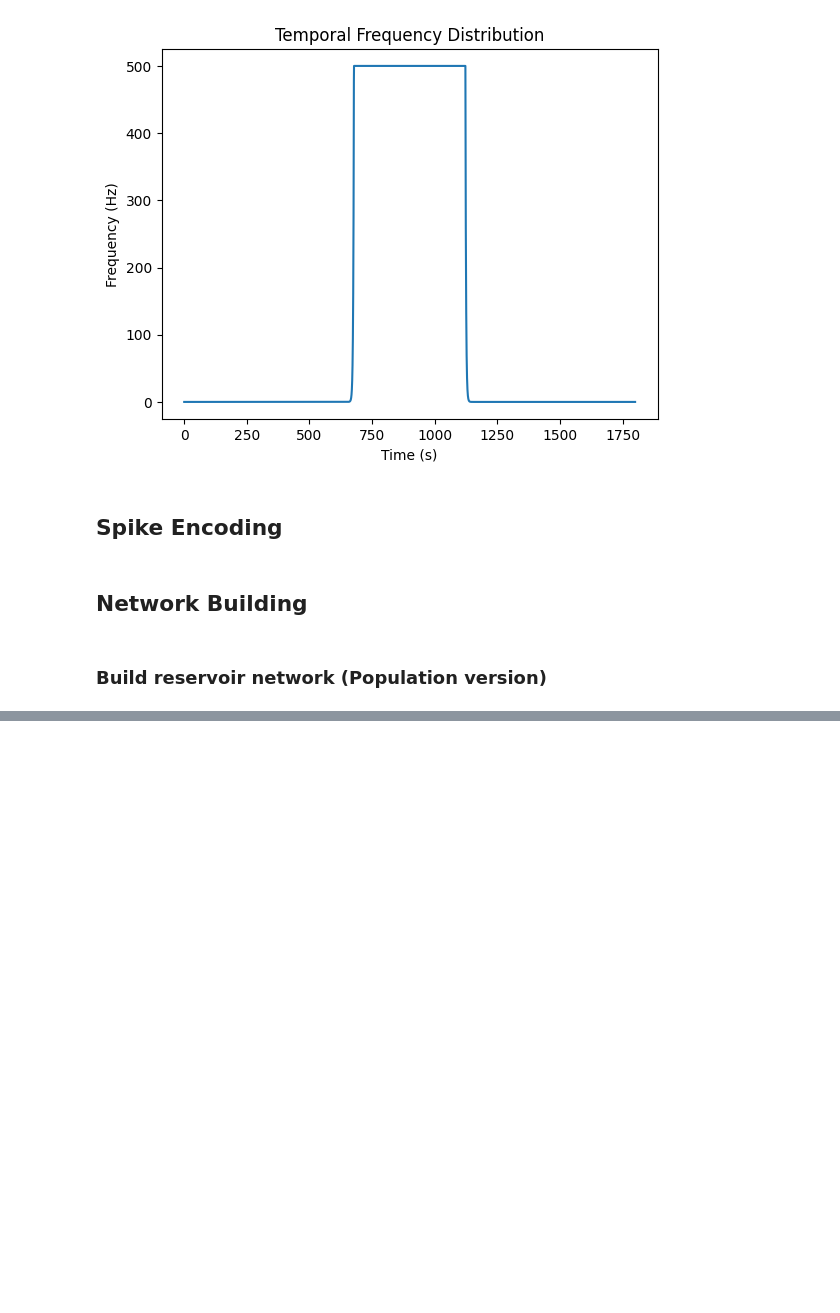
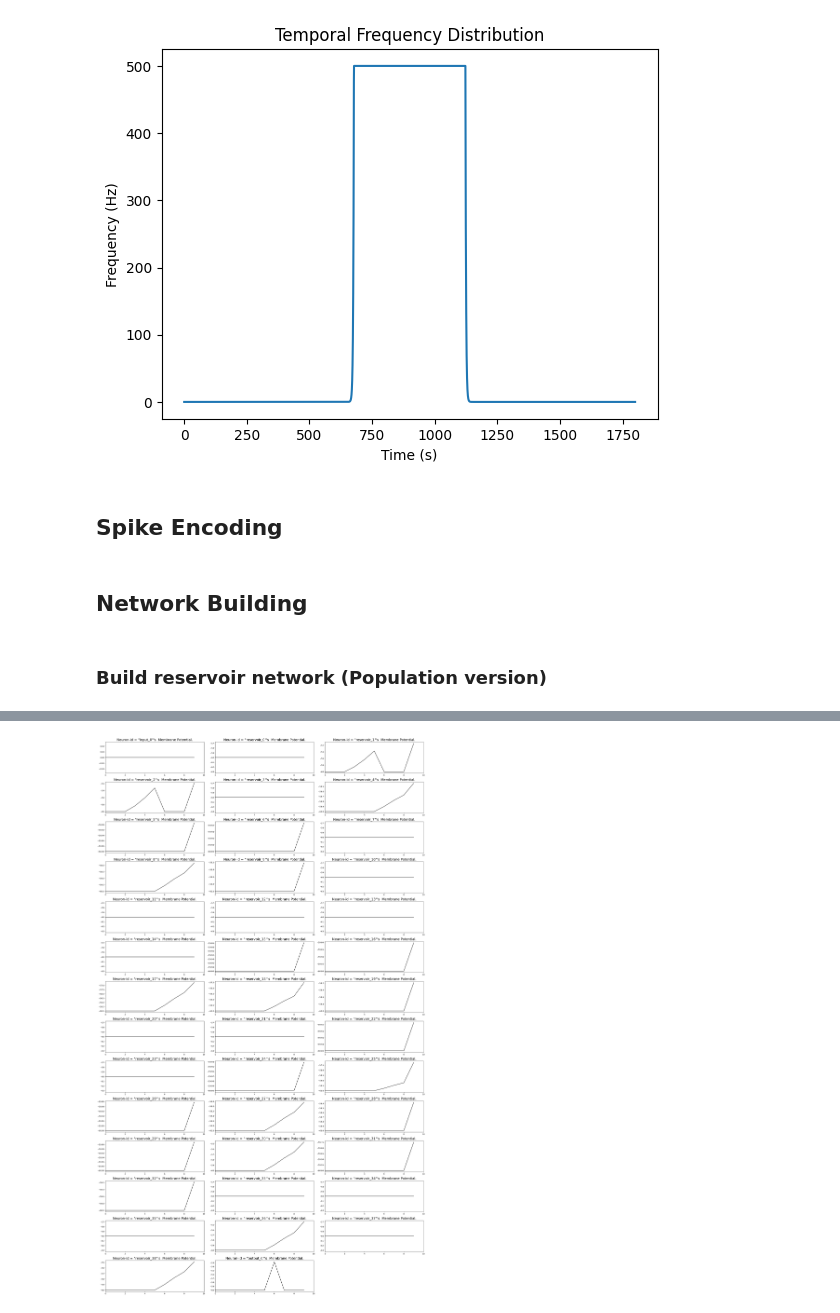
Before and after one commit to wwwwanhonghuang/snn-research, a Jupyter notebook: SNN-Seizure-Detection-Trainning.ipynb, the cells around one changed output, grey strips where cells are left out. Drawn from its saved outputs; the diff is of its cells as text; code cells hidden in the pictures; blank space fills up the shorter version.

```diff
--- a/SNN-Seizure-Detection-Trainning.ipynb
+++ b/SNN-Seizure-Detection-Trainning.ipynb
@@ -412,2 +403,6 @@ TypeError: can't multiply sequence by non-int of type 'float'
+# %%
+plot_neuron_record(train_recorder, 'neuron_mebrance_potential', lambda record_id, i: 'Neuron-id = "' + record_id + ('_%d' % i) + '"\'s  Membrane Potential.')
+# %% [output]
+[figure, added]
 # %%
 neuron_output_record = network.neuron_output_monitor.get_dataframe_record()
```
Also changed, not shown: parts of 21 cells of this notebook, 15 other files.
